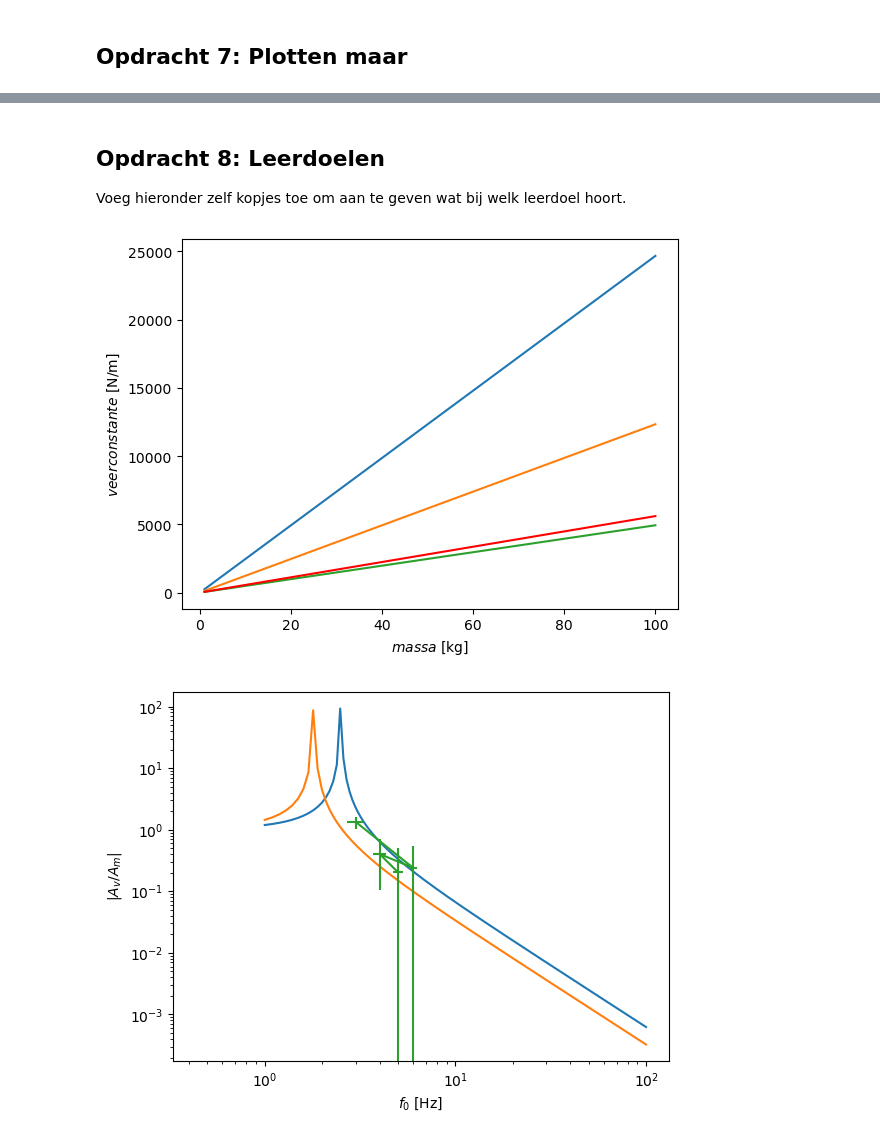
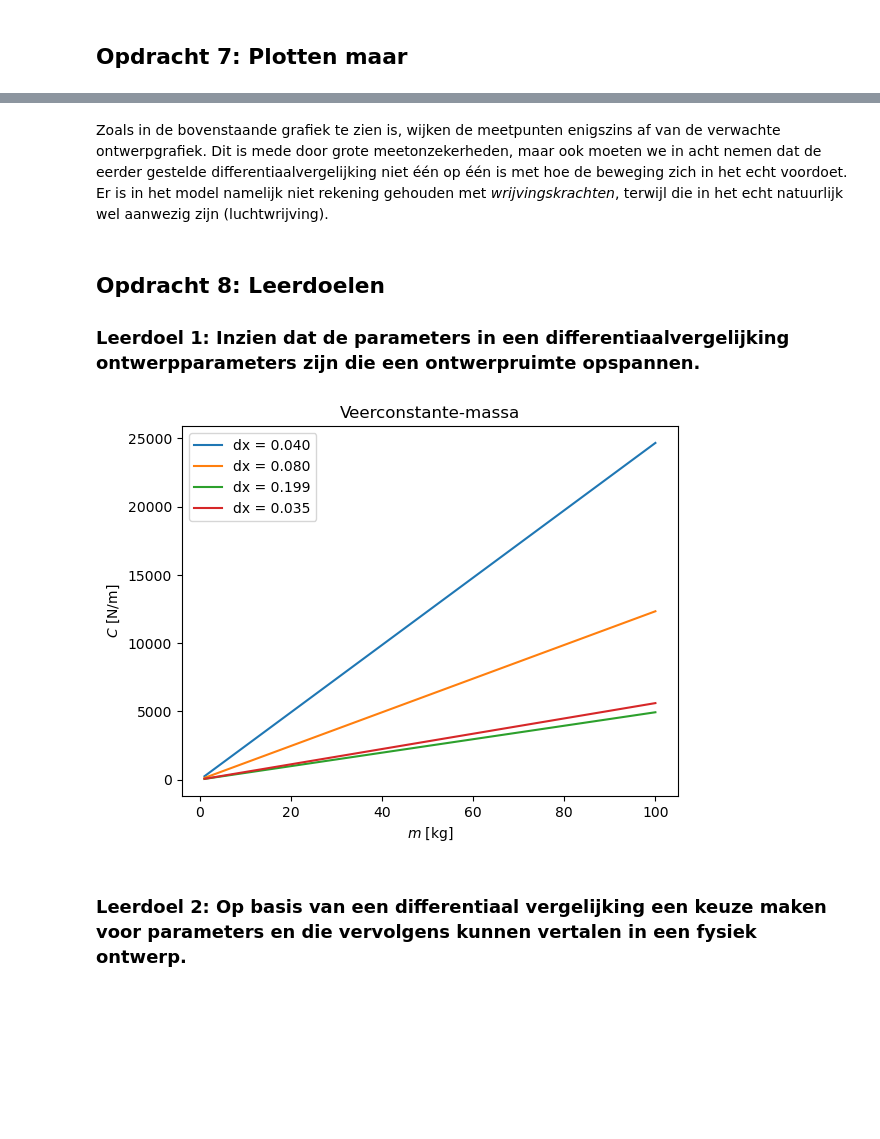
Before and after one commit to emmajuledrent/opdrachten-DEF-D, a Jupyter notebook: FysiekeOntwerpopdrachten/5MaakEenOpstellingTrillingsvrij/Ontwerpopdracht5MaakEenOpstellingTrillingsvrijInvulTemplate.ipynb, the cells around one changed output, grey strips where cells are left out. Drawn from its saved outputs; the diff is of its cells as text; code cells hidden in the pictures; blank space fills up the shorter version.

```diff
--- a/FysiekeOntwerpopdrachten/5MaakEenOpstellingTrillingsvrij/Ontwerpopdracht5MaakEenOpstellingTrillingsvrijInvulTemplate.ipynb
+++ b/FysiekeOntwerpopdrachten/5MaakEenOpstellingTrillingsvrij/Ontwerpopdracht5MaakEenOpstellingTrillingsvrijInvulTemplate.ipynb
@@ -227,41 +242,29 @@ plt.show()
+# %% [markdown]
+Zoals in de bovenstaande grafiek te zien is, wijken de meetpunten enigszins af van de verwachte ontwerpgrafiek. Dit is mede door grote meetonzekerheden, maar ook moeten we in acht nemen dat de eerder gestelde differentiaalvergelijking niet één op één is met hoe de beweging zich in het echt voordoet. Er is in het model namelijk niet rekening gehouden met *wrijvingskrachten*, terwijl die in het echt natuurlijk wel aanwezig zijn (luchtwrijving).
 # %% [markdown]
 ## Opdracht 8: Leerdoelen
-Voeg hieronder zelf kopjes toe om aan te geven wat bij welk leerdoel hoort.
+### Leerdoel 1: Inzien dat de parameters in een differentiaalvergelijking ontwerpparameters zijn die een ontwerpruimte opspannen.
-# %%
-# Als je met Python je resultaten wil laten zien: voeg hier je code in.
-# Voeg hier je plot in. Lees goed de opdracht wat er in de grafiek moet staan!
-# Het is ook handig om je grafiek op te slaan, doe dat door met plt.savefig().
-
-g = 9.81
-def veerconstante(m,x):
-    return (m*g)/x
-
-massa = np.linspace(1,100,1000)
-
-plt.figure()
-plt.plot(massa,veerconstante(massa,dx))
-plt.plot(massa,veerconstante(massa,dx)/2)
-plt.plot(massa,veerconstante(massa,dx)/5)
-plt.plot(massa,veerconstante(massa,0.035)/5, "r-")  # Bij bepaalde uitwijking
-plt.xlabel("$massa$ [kg]")
-plt.ylabel("$veerconstante$ [N/m]")
-plt.savefig("Veerconstante_massa")
-plt.show()
-
-
-# Voeg hier je plots in.
-f_meting = np.array([5.0, 4.0, 6.0, 3.0])
-Am_meting = np.array([0.79, 1.16, 1.18 , 3.25])
-Av_meting = np.array([3.89, 2.87, 4.91 , 2.43])
-Am_Av_meting = Am_meting/Av_meting
-
-plt.figure()
-plt.loglog((f), (y1))
-plt.loglog((f), (y2))
-plt.errorbar(f_meting, Am_Av_meting, xerr=0.3, yerr=0.3) # Frequentiefout is 0.3, factorfout = 0.3
-plt.xlabel("$f_0$ [Hz]")
-plt.ylabel("$|A_v/A_m|$")
-plt.show()
-# %% [output]
-[figure, removed]
-[figure, removed]
+# %%
+# Voeg hier je plot in. Lees goed de opdracht wat er in de grafiek moet staan!
+# Het is ook handig om je grafiek op te slaan, doe dat door met plt.savefig().
+
+def veerconstante(m,x):
+    return (m*g)/x
+
+massa = np.linspace(1,100,1000)
+
+plt.figure()
+plt.plot(massa,veerconstante(massa,dx), label = f"dx = {(dx):.3f}")
+plt.plot(massa,veerconstante(massa,dx)/2, label = f"dx = {2*(dx):.3f}")
+plt.plot(massa,veerconstante(massa,dx)/5, label = f"dx = {5*(dx):.3f}")
+plt.plot(massa,veerconstante(massa,0.035)/5, label = f"dx = {0.035:.3f}")  # Bij bepaalde uitwijking van 0.035 m
+plt.xlabel("$m$ [kg]")
+plt.ylabel("$C$ [N/m]")
+plt.legend()
+plt.title("Veerconstante-massa")
+plt.savefig("Veerconstante_massa")
+plt.show()
+# %% [output]
+[figure, added]
+# %% [markdown]
+### Leerdoel 2: Op basis van een differentiaal vergelijking een keuze maken voor parameters en die vervolgens kunnen vertalen in een fysiek ontwerp.
```
Also changed, not shown: parts of 11 cells of this notebook, 1 other file.
